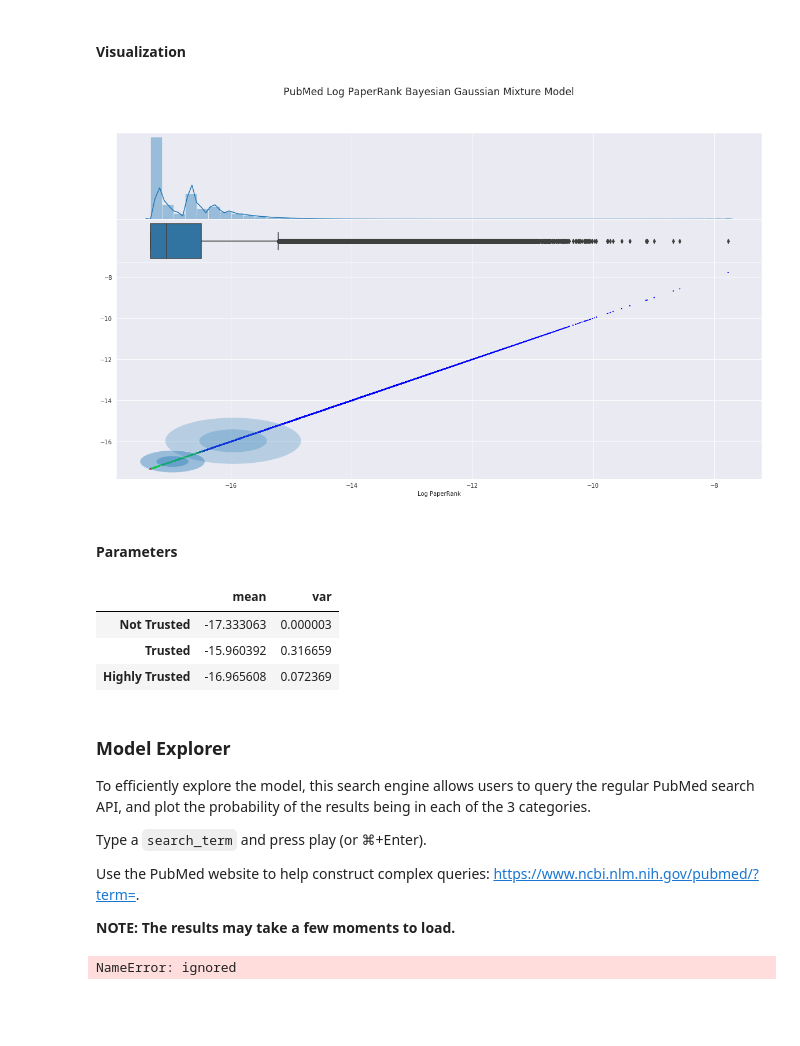
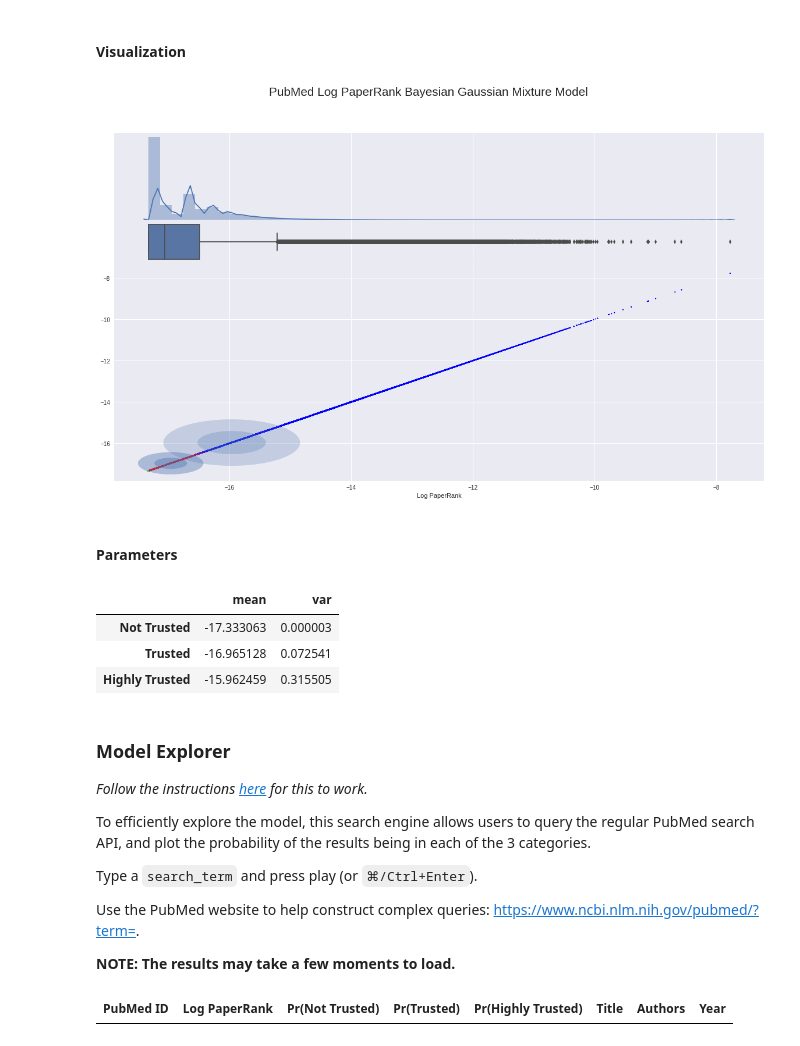
Before and after one commit to rukmal/PaperRank-Analysis, a Jupyter notebook: analysis.ipynb, the cells around one changed output. Cells and saved outputs as stored; diff of their text form; code cells hidden in the pictures; blank space fills up the shorter version.

```diff
--- a/analysis.ipynb
+++ b/analysis.ipynb
@@ -407,15 +418,37 @@ This section contains logic for fixing the order of predictions, and the order o
 # %%
-def cleanPredictions(pr_preds: np.ndarray, order: list) -> np.ndarray:
-  """Function to clean the order of predictions, given an order.
+def cleanPredictions(pr_preds: np.ndarray) -> np.ndarray:
+  """Function to clean the order of predictions, given an order. Note that
+  this will have to be re-implemented depending on the number of components
+  used in the model.
 
   Arguments:
     pr_preds {np.ndarray} -- PaperRank model predictions.
-    order {list} -- Correct order of the elements (by index).
 
   Returns:
     np.ndarray -- New `pr_pred` in the correct order.
   """
 
+
+  # Determining order
+  high_idx = 6582628  # SHELX, PMID: 18156677
+  low_idx = 3955228  # Johnson, et al., PMID: 22576581
+
+  # Getting high and low predictions
+  high_pred = pr_preds[high_idx]
+  low_pred = pr_preds[low_idx]
+
+  # Getting high and low indices
+  high_pred_idx = [int(round(i)) for i in high_pred]
+  low_pred_idx = [int(round(i)) for i in low_pred]
+
+  # Creating order
+  order = [0] * 3
+
+  # Set high and low indexes
+  order[high_pred_idx.index(1)] = 2
+  order[low_pred_idx.index(1)] = 1
+
+  # Creating new predictions
   new_preds = []
 
   # Iterate through predictions
@@ -778,35 +813,37 @@ fig.suptitle('PubMed Log PaperRank Bayesian Gaussian Mixture Model',
 
 # Top plot
 #---------
 
 # Set axes
 ax = axs[0]
 # Plot Histogram
 sns.distplot(pr_log, kde=True, rug=False, ax=ax)
 # Clear y-axis ticks
 ax.set_yticks([])
 
 # Middle plot
 #---------
 
 # Set axes
 ax = axs[1]
 # Plot Box plot
 sns.boxplot(pr_log, ax=ax)
 
 # Bottom plot
 #------------
 
 # Set axes
 ax = axs[2]
 ax.set_xlabel('Log PaperRank')
 # Predict over entire dataset
+pr_preds = pr_model_full.predict_proba(X)
+# Clean predictions, save
 global pr_preds
-pr_preds = pr_model_full.predict_proba(X)
+pr_preds = np.copy(cleanPredictions(pr_preds))
 # Plot graph
 drawMixtureModel(model=model, preds=pr_preds, X=X, ax=ax, set_title=False)
 # %% [output]
-[figure, old version]
+[figure, new version]
 # %% [markdown]
 #### Parameters
 # %%
@@ -821,7 +858,6 @@ pr_model_stat['var'] = [a[0] for a in model.covariances_]
 # Cleaning model predictions, mean and variance
 # Note: We know the means must be in ascending order
 order = list(np.argsort(pr_model_stat['mean']))
-pr_preds = np.copy(cleanPredictions(pr_preds, order))
 pr_model_stat['mean'] = cleanParameter(pr_model_stat['mean'], order)
 pr_model_stat['var'] = cleanParameter(pr_model_stat['var'], order)
 
@@ -836,5 +872,5 @@ pr_model_stat_df
 # %% [output]
 |  | mean | var |
 | Not Trusted | -17.333063 | 0.000003 |
-| Trusted | -15.960392 | 0.316659 |
-| Highly Trusted | -16.965608 | 0.072369 |
+| Trusted | -16.965128 | 0.072541 |
+| Highly Trusted | -15.962459 | 0.315505 |
@@ -851,9 +877,11 @@ print('Jim McCusker after', pred_fixed[4039246])
 # %% [markdown]
 ### Model Explorer
 
+*Follow the instructions [here](#scrollTo=f3Y5KASErnH6) for this to work.*
+
 To efficiently explore the model, this search engine allows users to query the regular PubMed search API, and plot the probability of the results being in each of the 3 categories.
 
-Type a `search_term` and press play (or ⌘+Enter).
+Type a `search_term` and press play (or `⌘/Ctrl+Enter`).
 
 Use the PubMed website to help construct complex queries: https://www.ncbi.nlm.nih.gov/pubmed/?term=.
 
@@ -861,7 +889,7 @@ Use the PubMed website to help construct complex queries: https://www.ncbi.nlm.n
 # %%
 #@title PubMed Search
 
-search_term = 'Jim McCusker' #@param {type:"string"}
+search_term = '' #@param {type:"string"}
 
 # Getting search results
 result_id = pubMedSearch(search_term)
@@ -883,7 +911,7 @@ for i in range(len(result_id)):
   except:
     # Skip if not found
     continue
-
+  print(pred_idx)
   # Getting prediction
   pred = pr_preds[pred_idx]
 
@@ -896,4 +924,4 @@ for i in range(len(result_id)):
 
 display(HTML(result.to_html(index=False)))
 # %% [output]
-NameError: ignored
+| PubMed ID | Log PaperRank | Pr(Not Trusted) | Pr(Trusted) | Pr(Highly Trusted) | Title | Authors | Year |
```
Also changed, not shown: parts of 9 cells of this notebook.
